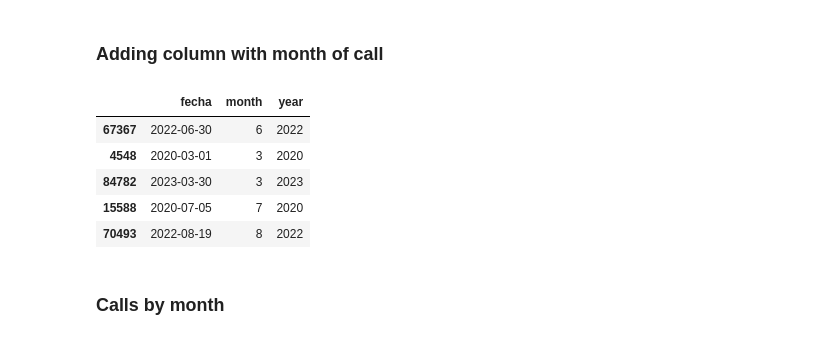
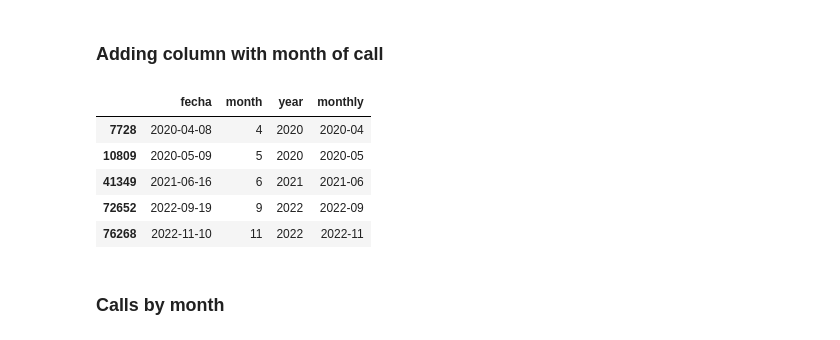
Before and after one commit to pveinberg/linea-144, a Jupyter notebook: linea144_explore.ipynb, the cells around one changed output. Saved outputs shown, nothing was run; the diff lists cells and outputs as text; code cells hidden in the pictures.

```diff
--- a/linea144_explore.ipynb
+++ b/linea144_explore.ipynb
@@ -224,24 +248,18 @@ plt.show()
 # %% [markdown]
 ### Adding column with month of call
 # %%
+data['month'] = data.fecha.map(lambda x : x.month)
+data['year'] = data.fecha.map(lambda x : x.year)
+data['monthly'] = data.fecha.map(lambda x : "{}-{}".format(x.year, str(x.month).zfill(2)))
 
-def month(value):
-    return value.month
-
-def year(value):
-    return value.year
-
-data['month'] = data.fecha.map(month)
-data['year'] = data.fecha.map(year)
-
-data[['fecha', 'month', 'year']].sample(5)
+data[['fecha', 'month', 'year', 'monthly']].sample(5).sort_values(by='fecha')
 # %% [output]
-|  | fecha | month | year |
-| 67367 | 2022-06-30 | 6 | 2022 |
-| 4548 | 2020-03-01 | 3 | 2020 |
-| 84782 | 2023-03-30 | 3 | 2023 |
-| 15588 | 2020-07-05 | 7 | 2020 |
-| 70493 | 2022-08-19 | 8 | 2022 |
+|  | fecha | month | year | monthly |
+| 7728 | 2020-04-08 | 4 | 2020 | 2020-04 |
+| 10809 | 2020-05-09 | 5 | 2020 | 2020-05 |
+| 41349 | 2021-06-16 | 6 | 2021 | 2021-06 |
+| 72652 | 2022-09-19 | 9 | 2022 | 2022-09 |
+| 76268 | 2022-11-10 | 11 | 2022 | 2022-11 |
 # %% [markdown]
 ### Calls by month
 # %%
```
Also changed, not shown: parts of 6 cells of this notebook.
